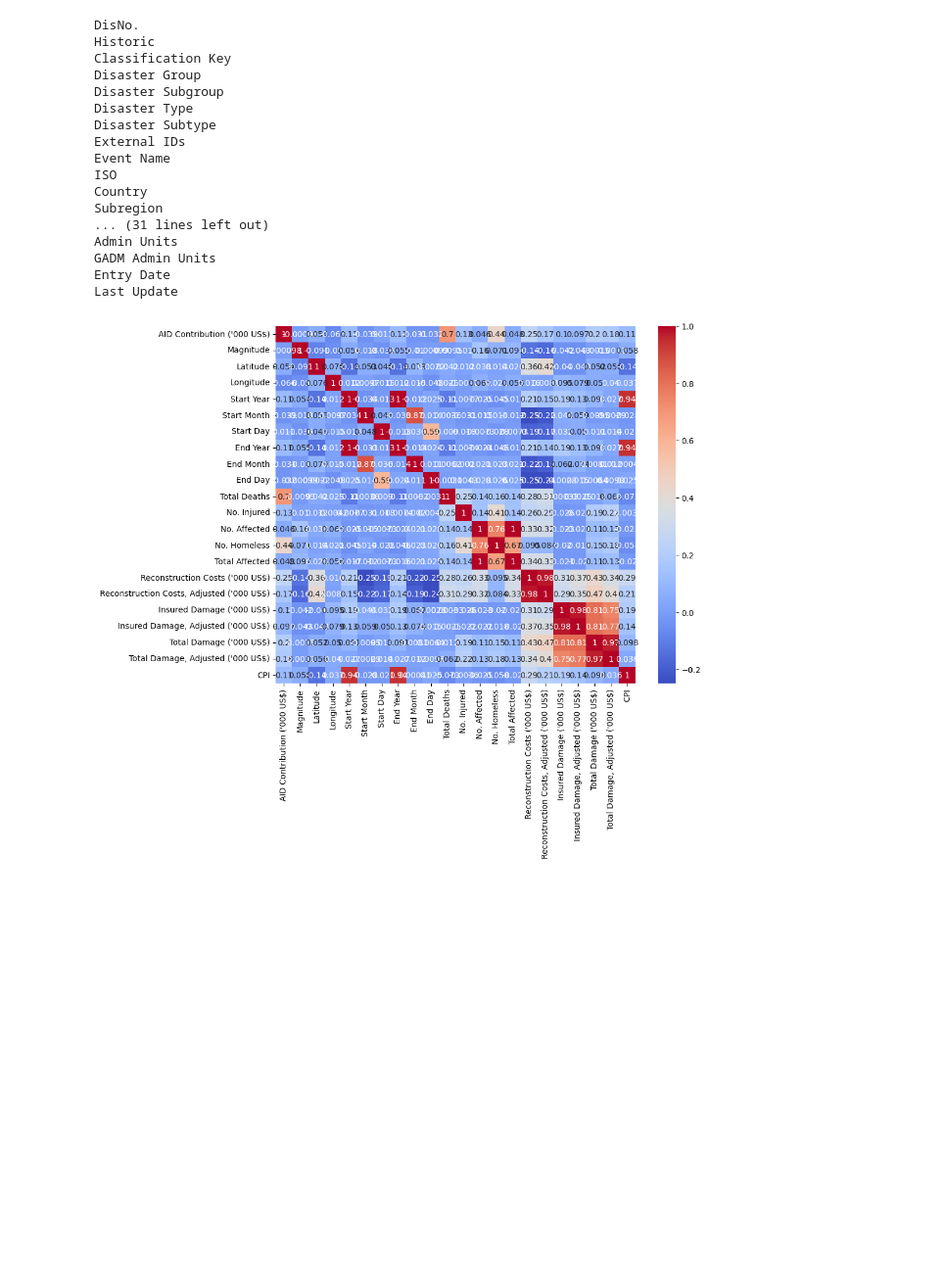
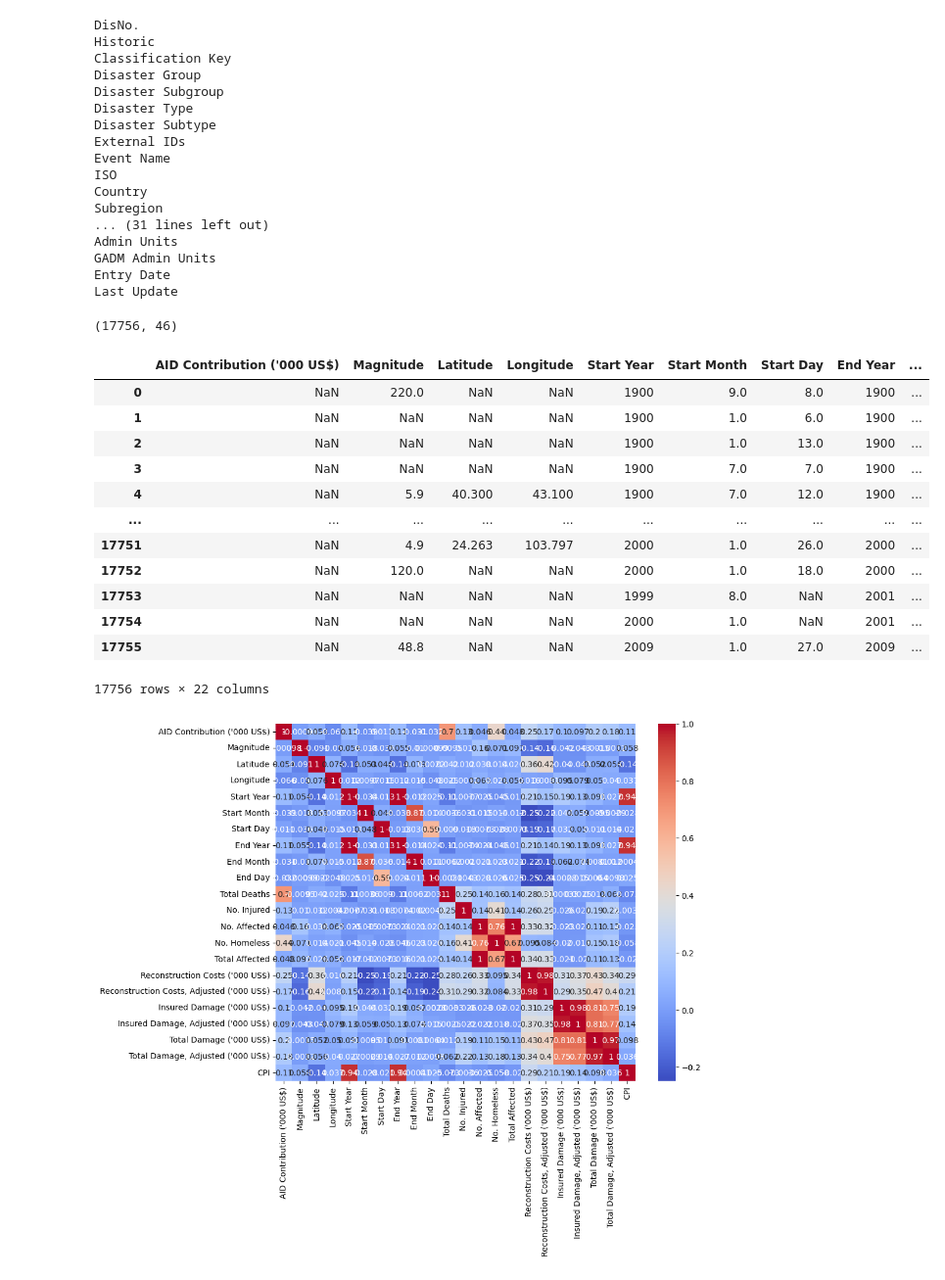
Before and after one commit to chaw-ai-tech/disaster-type-prediction, a Jupyter notebook: notebooks/02_data_EDA.ipynb, the cells around one changed output. Shown at 98% size. Saved outputs shown, nothing was run; the diff lists cells and outputs as text; code cells hidden in the pictures; blank space fills up the shorter version.

```diff
--- a/notebooks/02_data_EDA.ipynb
+++ b/notebooks/02_data_EDA.ipynb
@@ -60,8 +60,27 @@ Entry Date
 Last Update
 # %%
 data = data.drop(columns=['DisNo.'])
+# %%
+data.shape
+# %% [output]
+(17756, 46)
 # %%
 numeric_df = data.select_dtypes(include=['number'])
+numeric_df
+# %% [output]
+|  | AID Contribution ('000 US$) | Magnitude | Latitude | Longitude | Start Year | Start Month | Start Day | End Year | ... |
+| 0 | NaN | 220.0 | NaN | NaN | 1900 | 9.0 | 8.0 | 1900 | ... |
+| 1 | NaN | NaN | NaN | NaN | 1900 | 1.0 | 6.0 | 1900 | ... |
+| 2 | NaN | NaN | NaN | NaN | 1900 | 1.0 | 13.0 | 1900 | ... |
+| 3 | NaN | NaN | NaN | NaN | 1900 | 7.0 | 7.0 | 1900 | ... |
+| 4 | NaN | 5.9 | 40.300 | 43.100 | 1900 | 7.0 | 12.0 | 1900 | ... |
+| ... | ... | ... | ... | ... | ... | ... | ... | ... | ... |
+| 17751 | NaN | 4.9 | 24.263 | 103.797 | 2000 | 1.0 | 26.0 | 2000 | ... |
+| 17752 | NaN | 120.0 | NaN | NaN | 2000 | 1.0 | 18.0 | 2000 | ... |
+| 17753 | NaN | NaN | NaN | NaN | 1999 | 8.0 | NaN | 2001 | ... |
+| 17754 | NaN | NaN | NaN | NaN | 2000 | 1.0 | NaN | 2001 | ... |
+| 17755 | NaN | 48.8 | NaN | NaN | 2009 | 1.0 | 27.0 | 2009 | ... |
+17756 rows × 22 columns
 # %%
 import seaborn as sns
 import matplotlib.pyplot as plt
```
Also changed, not shown: parts of 45 cells of this notebook, 1 other file.
